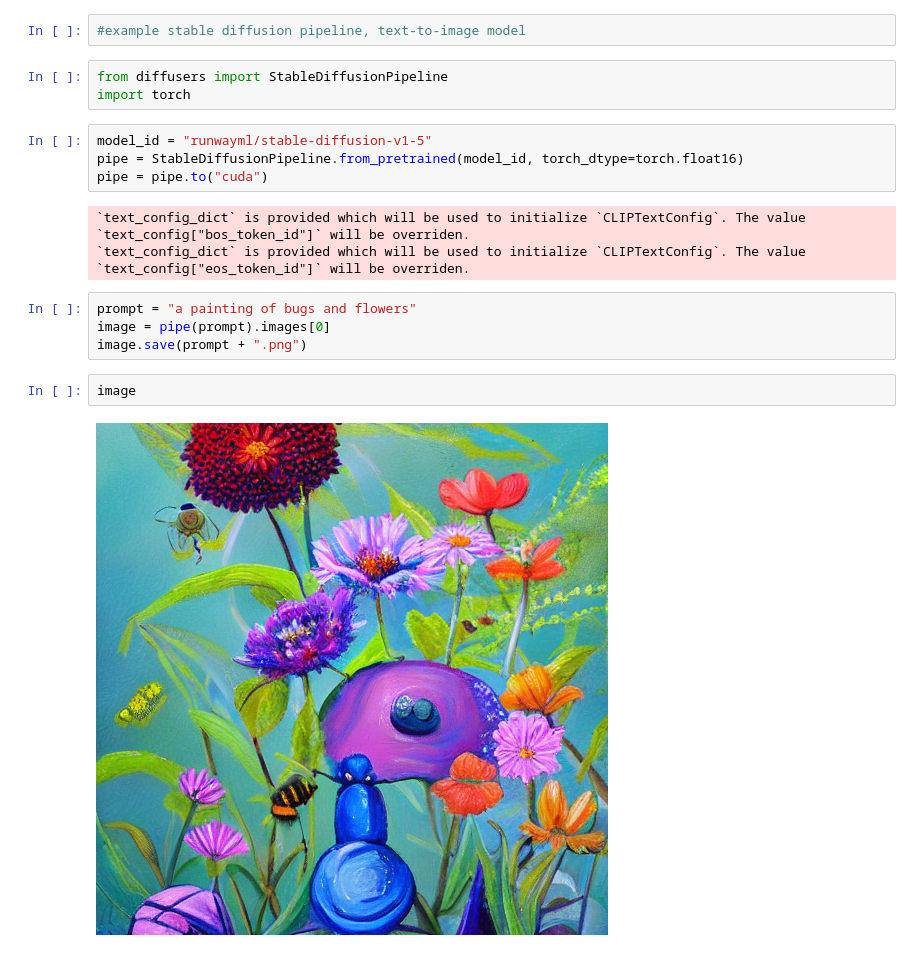
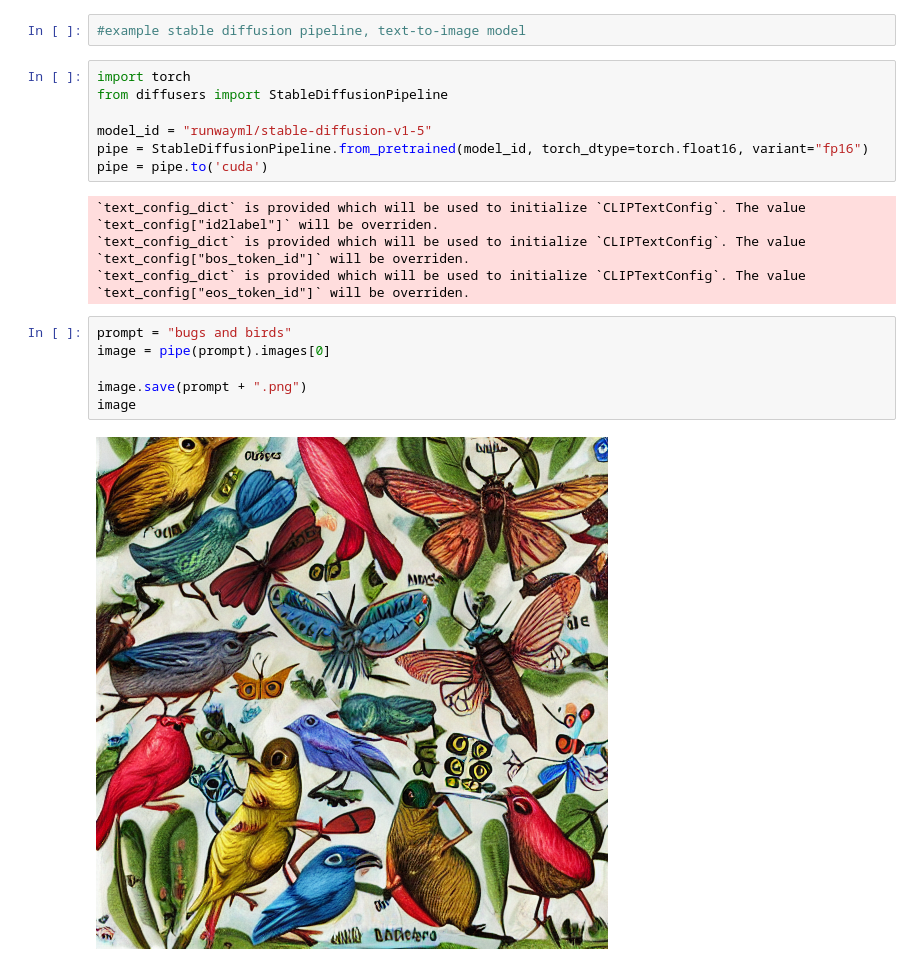
Before and after one commit to icanswim/cosmoGPT, a Jupyter notebook: experiment.ipynb, the cells around one changed output. Saved outputs shown, nothing was run; the diff lists cells and outputs as text.

```diff
--- a/experiment.ipynb
+++ b/experiment.ipynb
@@ -50,20 +103,21 @@ Yes, absolutely. There will be no disaster or crisis, and everything will be oka
 # %%
 #example stable diffusion pipeline, text-to-image model
-# %%
-from diffusers import StableDiffusionPipeline
-import torch
-# %%
-model_id = "runwayml/stable-diffusion-v1-5"
-pipe = StableDiffusionPipeline.from_pretrained(model_id, torch_dtype=torch.float16)
-pipe = pipe.to("cuda")
-# %% [output]
-`text_config_dict` is provided which will be used to initialize `CLIPTextConfig`. The value `text_config["bos_token_id"]` will be overriden.
-`text_config_dict` is provided which will be used to initialize `CLIPTextConfig`. The value `text_config["eos_token_id"]` will be overriden.
-# %%
-prompt = "a painting of bugs and flowers"
-image = pipe(prompt).images[0]
-image.save(prompt + ".png")
-# %%
-image
-# %% [output]
-[figure, removed]
+# %%
+import torch
+from diffusers import StableDiffusionPipeline
+
+model_id = "runwayml/stable-diffusion-v1-5"
+pipe = StableDiffusionPipeline.from_pretrained(model_id, torch_dtype=torch.float16, variant="fp16")
+pipe = pipe.to('cuda')
+# %% [output]
+`text_config_dict` is provided which will be used to initialize `CLIPTextConfig`. The value `text_config["id2label"]` will be overriden.
+`text_config_dict` is provided which will be used to initialize `CLIPTextConfig`. The value `text_config["bos_token_id"]` will be overriden.
+`text_config_dict` is provided which will be used to initialize `CLIPTextConfig`. The value `text_config["eos_token_id"]` will be overriden.
+# %%
+prompt = "bugs and birds"
+image = pipe(prompt).images[0]
+
+image.save(prompt + ".png")
+image
+# %% [output]
+[figure, added]
```
Also changed, not shown: parts of 10 cells of this notebook, 3 other files.
